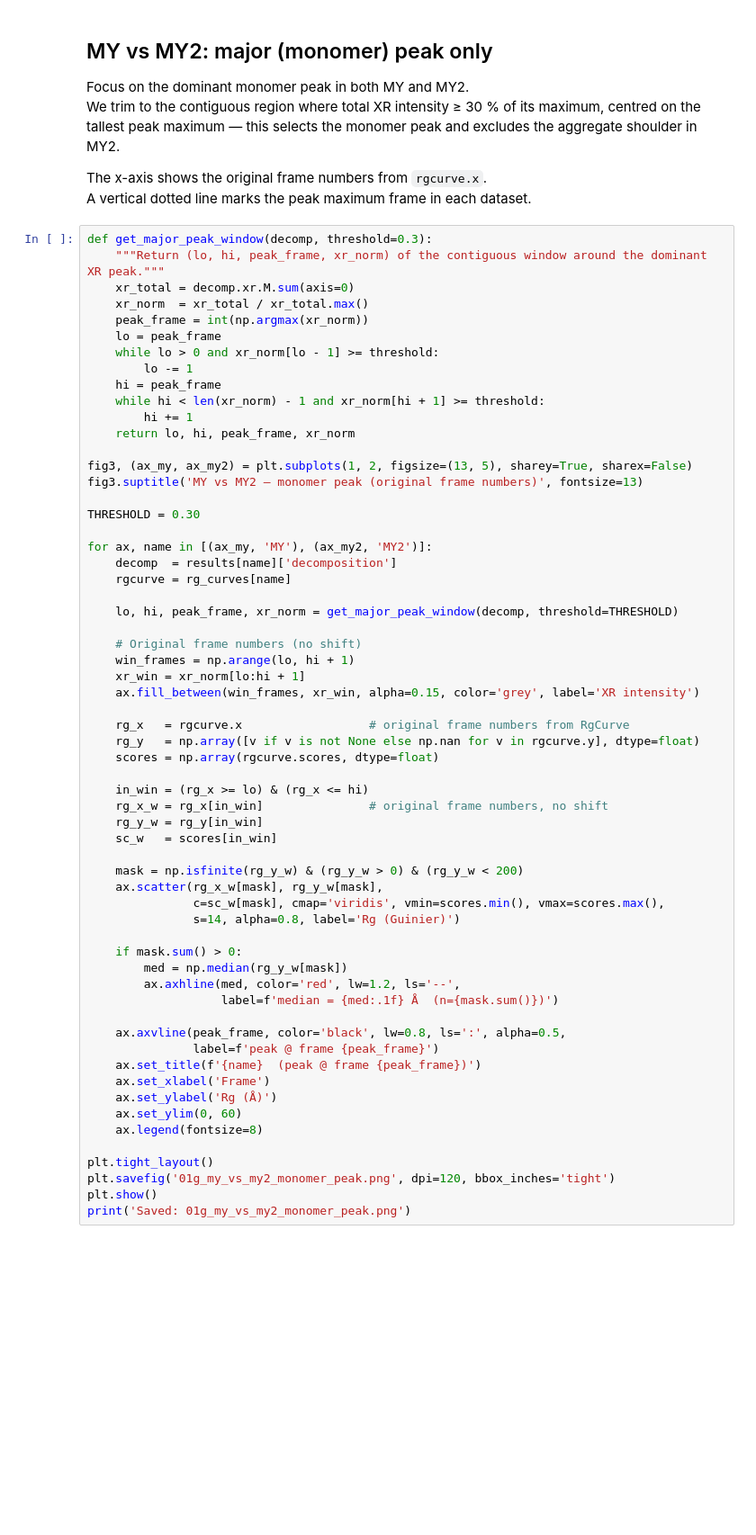
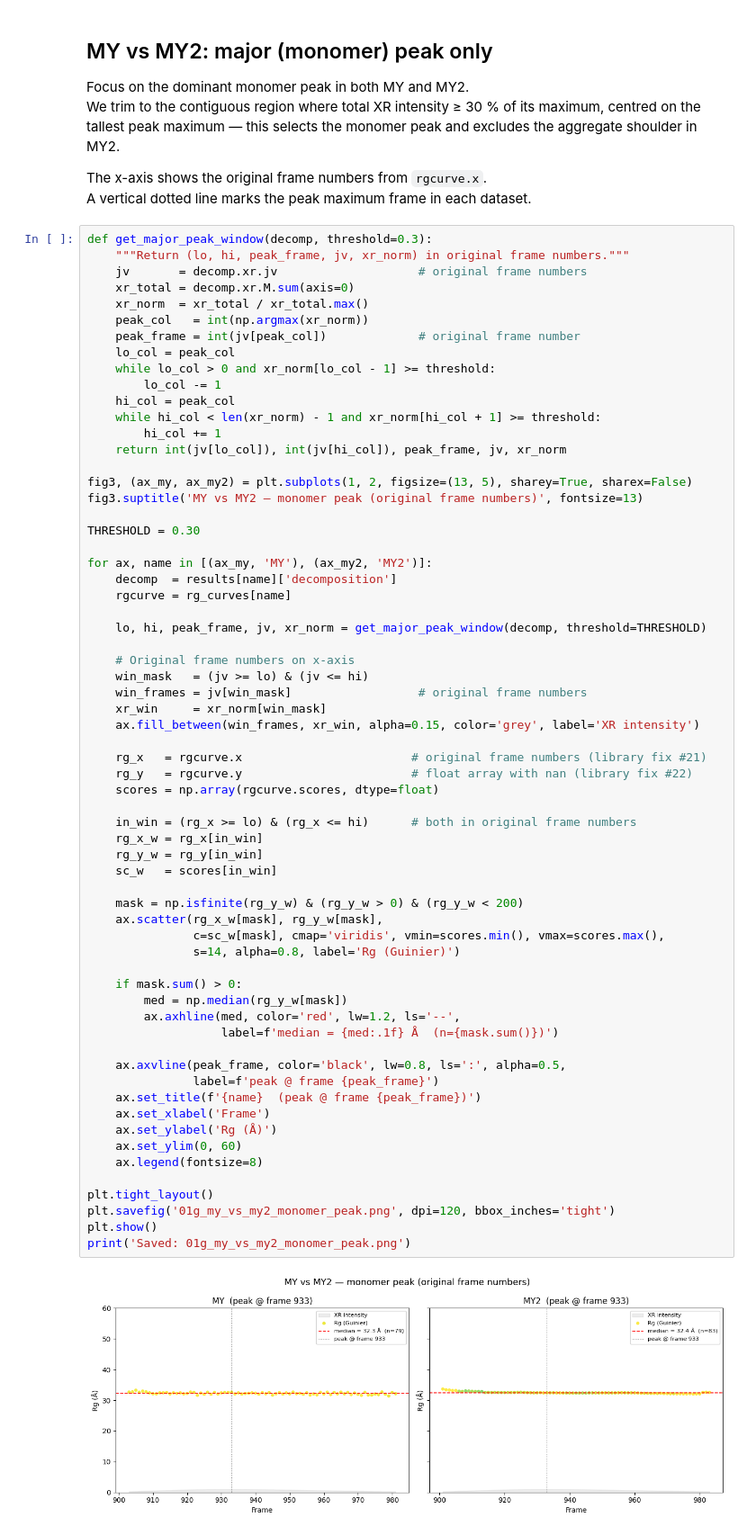
Before and after one commit to biosaxs-dev/molass-researcher, a Jupyter notebook: experiments/01_shimizu_averaging/01g_rg_curve_analysis.ipynb, the cells around one changed output. Shown at 90% size. Cells and saved outputs as stored; diff of their text form; blank space fills up the shorter version.

```diff
--- a/experiments/01_shimizu_averaging/01g_rg_curve_analysis.ipynb
+++ b/experiments/01_shimizu_averaging/01g_rg_curve_analysis.ipynb
@@ -246,17 +280,19 @@ The x-axis shows the original frame numbers from `rgcurve.x`.
 A vertical dotted line marks the peak maximum frame in each dataset.
 # %%
 def get_major_peak_window(decomp, threshold=0.3):
-    """Return (lo, hi, peak_frame, xr_norm) of the contiguous window around the dominant XR peak."""
+    """Return (lo, hi, peak_frame, jv, xr_norm) in original frame numbers."""
+    jv       = decomp.xr.jv                    # original frame numbers
     xr_total = decomp.xr.M.sum(axis=0)
     xr_norm  = xr_total / xr_total.max()
-    peak_frame = int(np.argmax(xr_norm))
-    lo = peak_frame
-    while lo > 0 and xr_norm[lo - 1] >= threshold:
-        lo -= 1
-    hi = peak_frame
-    while hi < len(xr_norm) - 1 and xr_norm[hi + 1] >= threshold:
-        hi += 1
-    return lo, hi, peak_frame, xr_norm
+    peak_col   = int(np.argmax(xr_norm))
+    peak_frame = int(jv[peak_col])             # original frame number
+    lo_col = peak_col
+    while lo_col > 0 and xr_norm[lo_col - 1] >= threshold:
+        lo_col -= 1
+    hi_col = peak_col
+    while hi_col < len(xr_norm) - 1 and xr_norm[hi_col + 1] >= threshold:
+        hi_col += 1
+    return int(jv[lo_col]), int(jv[hi_col]), peak_frame, jv, xr_norm
 
 fig3, (ax_my, ax_my2) = plt.subplots(1, 2, figsize=(13, 5), sharey=True, sharex=False)
 fig3.suptitle('MY vs MY2 — monomer peak (original frame numbers)', fontsize=13)
@@ -267,41 +303,44 @@ for ax, name in [(ax_my, 'MY'), (ax_my2, 'MY2')]:
     decomp  = results[name]['decomposition']
     rgcurve = rg_curves[name]
 
-    lo, hi, peak_frame, xr_norm = get_major_peak_window(decomp, threshold=THRESHOLD)
+    lo, hi, peak_frame, jv, xr_norm = get_major_peak_window(decomp, threshold=THRESHOLD)
 
-    # Original frame numbers (no shift)
-    win_frames = np.arange(lo, hi + 1)
-    xr_win = xr_norm[lo:hi + 1]
+    # Original frame numbers on x-axis
+    win_mask   = (jv >= lo) & (jv <= hi)
+    win_frames = jv[win_mask]                  # original frame numbers
+    xr_win     = xr_norm[win_mask]
     ax.fill_between(win_frames, xr_win, alpha=0.15, color='grey', label='XR intensity')
 
-    rg_x   = rgcurve.x                  # original frame numbers from RgCurve
-    rg_y   = np.array([v if v is not None else np.nan for v in rgcurve.y], dtype=float)
+    rg_x   = rgcurve.x                        # original frame numbers (library fix #21)
+    rg_y   = rgcurve.y                        # float array with nan (library fix #22)
     scores = np.array(rgcurve.scores, dtype=float)
 
-    in_win = (rg_x >= lo) & (rg_x <= hi)
-    rg_x_w = rg_x[in_win]               # original frame numbers, no shift
+    in_win = (rg_x >= lo) & (rg_x <= hi)      # both in original frame numbers
+    rg_x_w = rg_x[in_win]
     rg_y_w = rg_y[in_win]
     sc_w   = scores[in_win]
 
     mask = np.isfinite(rg_y_w) & (rg_y_w > 0) & (rg_y_w < 200)
     ax.scatter(rg_x_w[mask], rg_y_w[mask],
                c=sc_w[mask], cmap='viridis', vmin=scores.min(), vmax=scores.max(),
                s=14, alpha=0.8, label='Rg (Guinier)')
 
     if mask.sum() > 0:
         med = np.median(rg_y_w[mask])
         ax.axhline(med, color='red', lw=1.2, ls='--',
                    label=f'median = {med:.1f} Å  (n={mask.sum()})')
 
     ax.axvline(peak_frame, color='black', lw=0.8, ls=':', alpha=0.5,
                label=f'peak @ frame {peak_frame}')
     ax.set_title(f'{name}  (peak @ frame {peak_frame})')
     ax.set_xlabel('Frame')
     ax.set_ylabel('Rg (Å)')
     ax.set_ylim(0, 60)
     ax.legend(fontsize=8)
 
 plt.tight_layout()
 plt.savefig('01g_my_vs_my2_monomer_peak.png', dpi=120, bbox_inches='tight')
 plt.show()
 print('Saved: 01g_my_vs_my2_monomer_peak.png')
+# %% [output]
+[figure, added]
```
Also changed, not shown: parts of 7 cells of this notebook, 5 other files.
